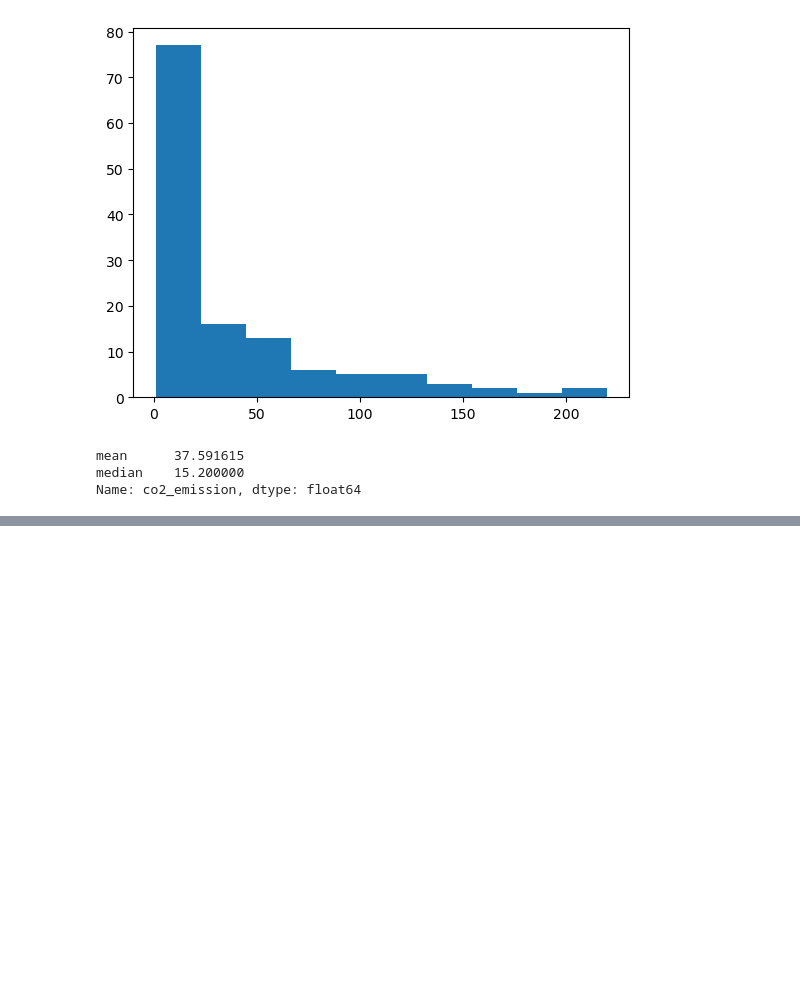
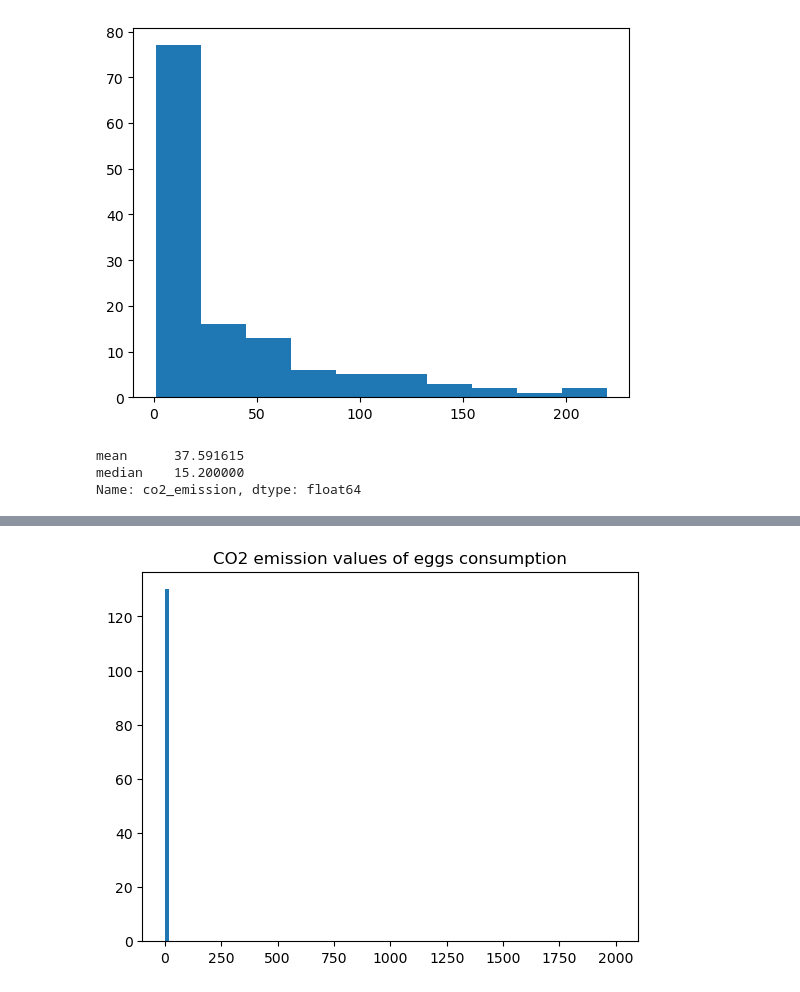
Before and after one commit to Cooleekova/data_science, a Jupyter notebook: statistics/Introduction_to_statistics.ipynb, the cells around one changed output, grey strips where cells are left out. Drawn from its saved outputs; the diff is of its cells as text; code cells hidden in the pictures; blank space fills up the shorter version.

```diff
--- a/statistics/Introduction_to_statistics.ipynb
+++ b/statistics/Introduction_to_statistics.ipynb
@@ -60,0 +145,8 @@ Name: co2_emission, dtype: float64
+# %%
+# Create a histogram of co2_emission for the eggs food_category and show the plot.
+eggs_consumption = food_consumption[food_consumption["food_category"] == "eggs"]
+plt.hist(eggs_consumption["co2_emission"], bins=100, range=(0, 2000))
+plt.title("CO2 emission values of eggs consumption")
+plt.show()
+# %% [output]
+[figure, added]
```
Also changed, not shown: parts of 16 cells of this notebook.
